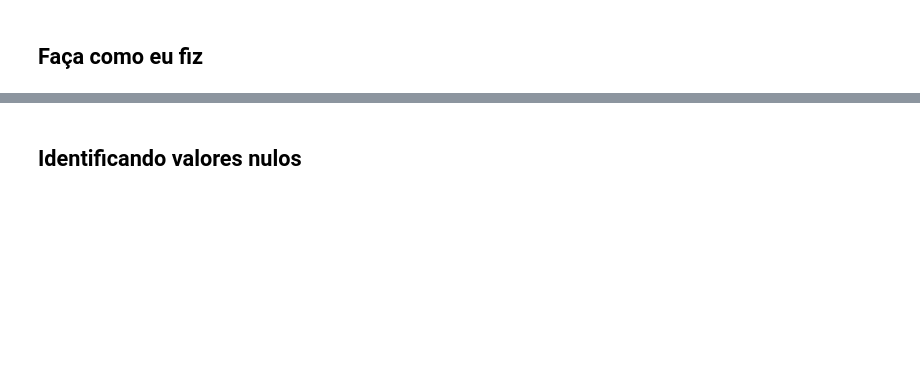
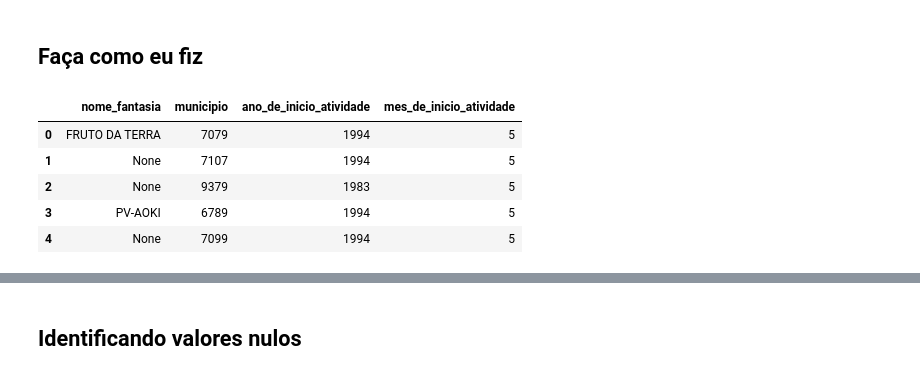
Before and after one commit to ArthurCoutinho15/Spark_Aula01, a Jupyter notebook: src/aula0_projeto_spark.ipynb, the cells around one changed output, grey strips where cells are left out. Drawn from its saved outputs; the diff is of its cells as text; code cells hidden in the pictures; blank space fills up the shorter version.

```diff
--- a/src/aula0_projeto_spark.ipynb
+++ b/src/aula0_projeto_spark.ipynb
@@ -612,2 +655,12 @@ socios.limit(5).toPandas()
 # %% [markdown]
 ## Faça como eu fiz
+# %%
+estabelecimentos.select('nome_fantasia', 'municipio', f.year('data_de_inicio_atividade').alias('ano_de_inicio_atividade'), f.month('data_de_inicio_atividade').alias('mes_de_inicio_atividade'))\
+    .limit(5).toPandas()
+# %% [output]
+|  | nome_fantasia | municipio | ano_de_inicio_atividade | mes_de_inicio_atividade |
+| 0 | FRUTO DA TERRA | 7079 | 1994 | 5 |
+| 1 | None | 7107 | 1994 | 5 |
+| 2 | None | 9379 | 1983 | 5 |
+| 3 | PV-AOKI | 6789 | 1994 | 5 |
+| 4 | None | 7099 | 1994 | 5 |
```
Also changed, not shown: parts of 25 cells of this notebook.
